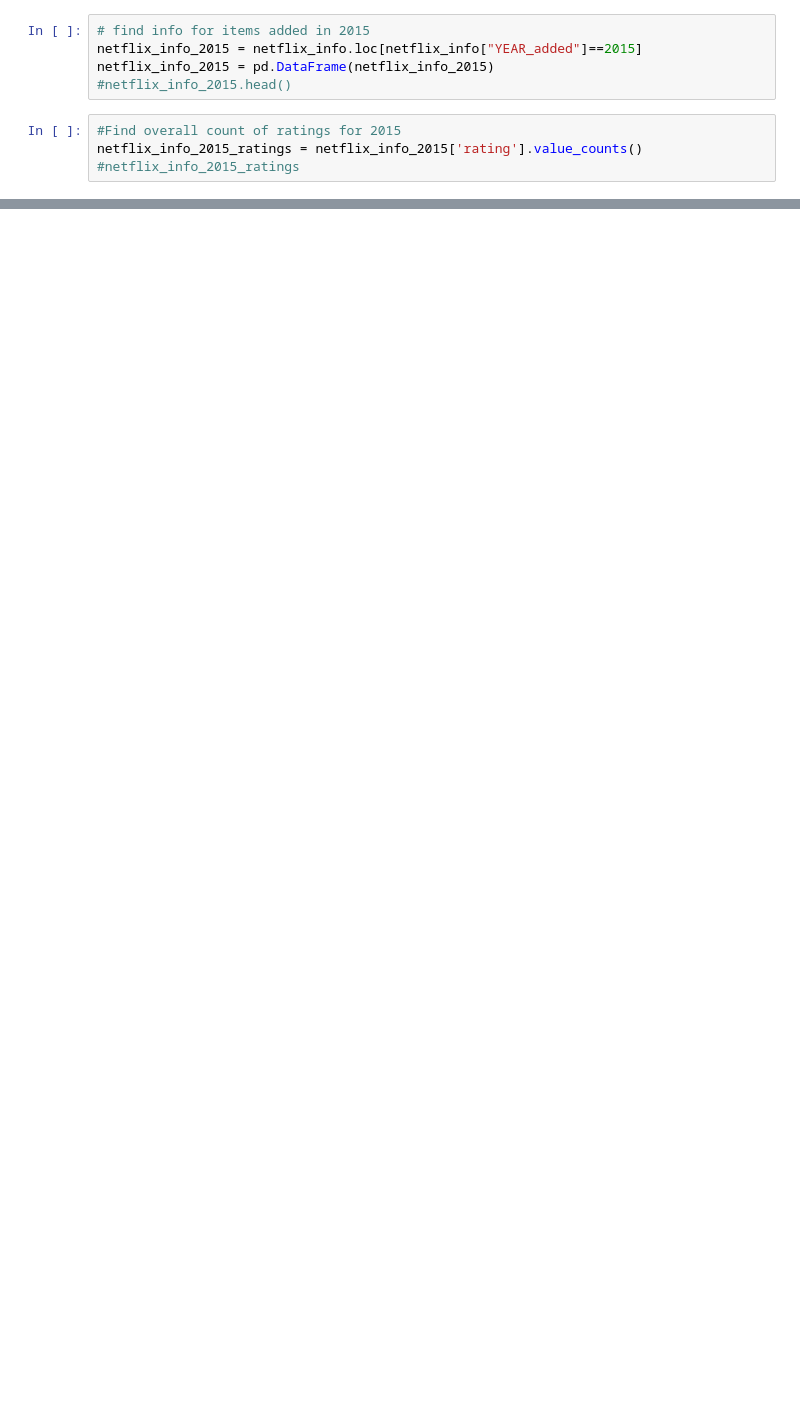
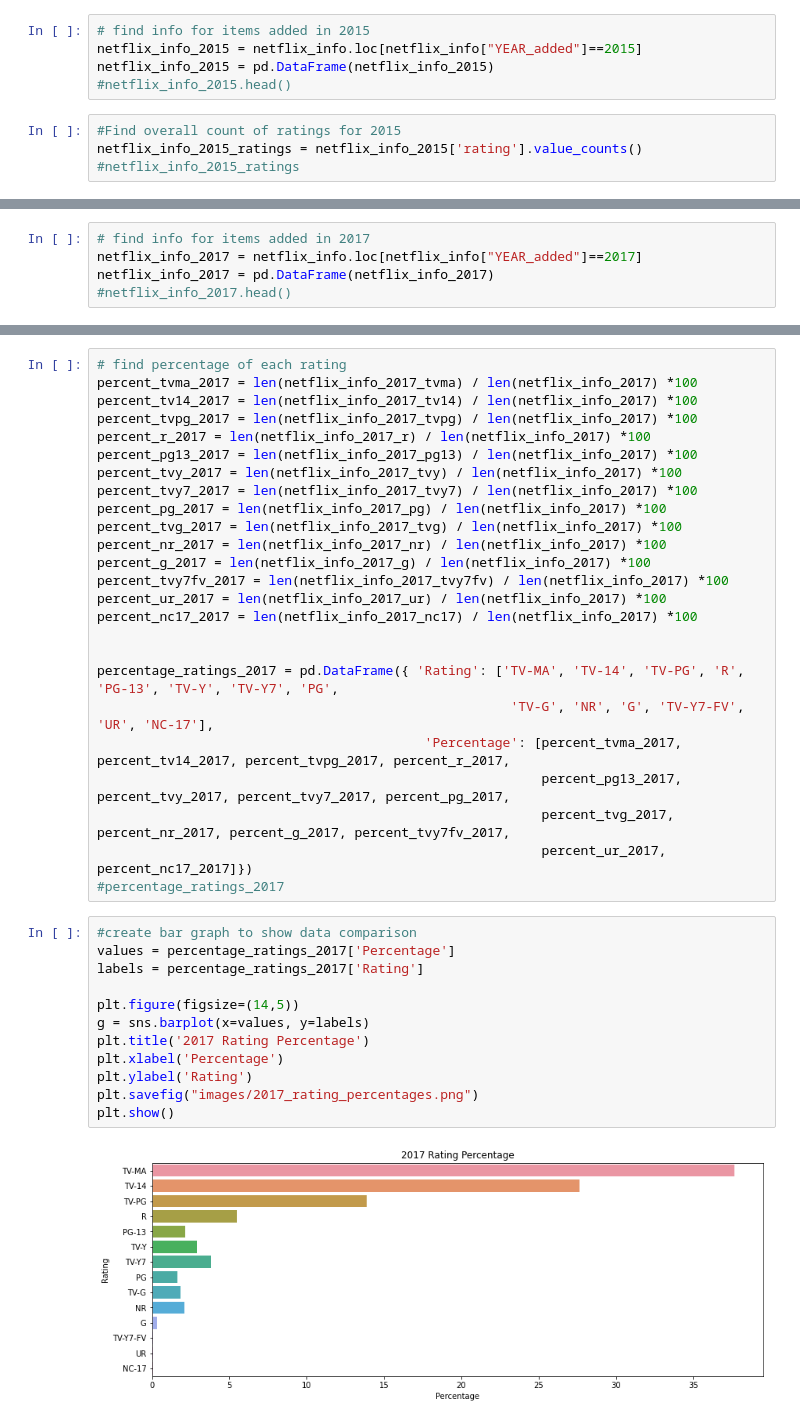
Before and after one commit to shades9a/Netflix_Catolog, a Jupyter notebook: Netflix_Compare.ipynb, the cells around one changed output, grey strips where cells are left out. Drawn from its saved outputs; the diff is of its cells as text; blank space fills up the shorter version.

```diff
--- a/Netflix_Compare.ipynb
+++ b/Netflix_Compare.ipynb
@@ -260,0 +359,5 @@ plt.show()
+# %%
+# find info for items added in 2017
+netflix_info_2017 = netflix_info.loc[netflix_info["YEAR_added"]==2017]
+netflix_info_2017 = pd.DataFrame(netflix_info_2017)
+#netflix_info_2017.head()
@@ -260,0 +410,39 @@ plt.show()
+# %%
+# find percentage of each rating
+percent_tvma_2017 = len(netflix_info_2017_tvma) / len(netflix_info_2017) *100
+percent_tv14_2017 = len(netflix_info_2017_tv14) / len(netflix_info_2017) *100
+percent_tvpg_2017 = len(netflix_info_2017_tvpg) / len(netflix_info_2017) *100
+percent_r_2017 = len(netflix_info_2017_r) / len(netflix_info_2017) *100
+percent_pg13_2017 = len(netflix_info_2017_pg13) / len(netflix_info_2017) *100
+percent_tvy_2017 = len(netflix_info_2017_tvy) / len(netflix_info_2017) *100
+percent_tvy7_2017 = len(netflix_info_2017_tvy7) / len(netflix_info_2017) *100
+percent_pg_2017 = len(netflix_info_2017_pg) / len(netflix_info_2017) *100
+percent_tvg_2017 = len(netflix_info_2017_tvg) / len(netflix_info_2017) *100
+percent_nr_2017 = len(netflix_info_2017_nr) / len(netflix_info_2017) *100
+percent_g_2017 = len(netflix_info_2017_g) / len(netflix_info_2017) *100
+percent_tvy7fv_2017 = len(netflix_info_2017_tvy7fv) / len(netflix_info_2017) *100
+percent_ur_2017 = len(netflix_info_2017_ur) / len(netflix_info_2017) *100
+percent_nc17_2017 = len(netflix_info_2017_nc17) / len(netflix_info_2017) *100
+
+
+percentage_ratings_2017 = pd.DataFrame({ 'Rating': ['TV-MA', 'TV-14', 'TV-PG', 'R', 'PG-13', 'TV-Y', 'TV-Y7', 'PG',
+                                                     'TV-G', 'NR', 'G', 'TV-Y7-FV', 'UR', 'NC-17'],
+                                          'Percentage': [percent_tvma_2017, percent_tv14_2017, percent_tvpg_2017, percent_r_2017,
+                                                         percent_pg13_2017, percent_tvy_2017, percent_tvy7_2017, percent_pg_2017,
+                                                         percent_tvg_2017, percent_nr_2017, percent_g_2017, percent_tvy7fv_2017,
+                                                         percent_ur_2017, percent_nc17_2017]})
+#percentage_ratings_2017
+# %%
+#create bar graph to show data comparison
+values = percentage_ratings_2017['Percentage']
+labels = percentage_ratings_2017['Rating']
+
+plt.figure(figsize=(14,5))
+g = sns.barplot(x=values, y=labels)
+plt.title('2017 Rating Percentage')
+plt.xlabel('Percentage')
+plt.ylabel('Rating')
+plt.savefig("images/2017_rating_percentages.png")
+plt.show()
+# %% [output]
+[figure, added]
```
Also changed, not shown: parts of 15 cells of this notebook, 3 other files.
